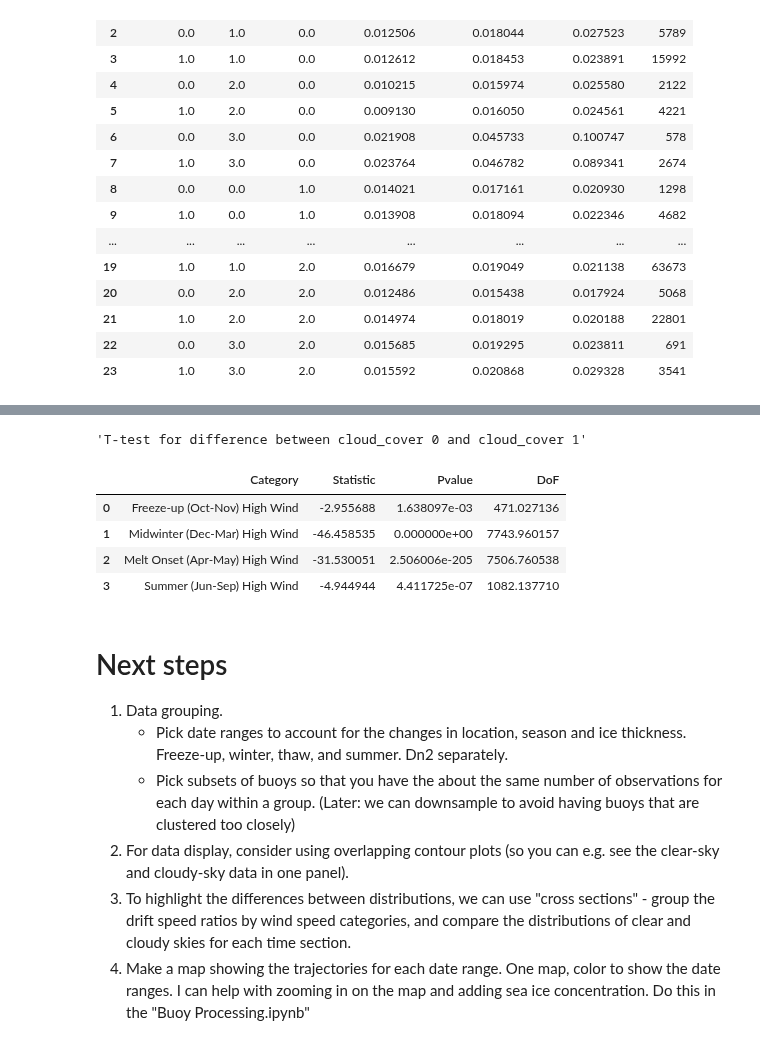
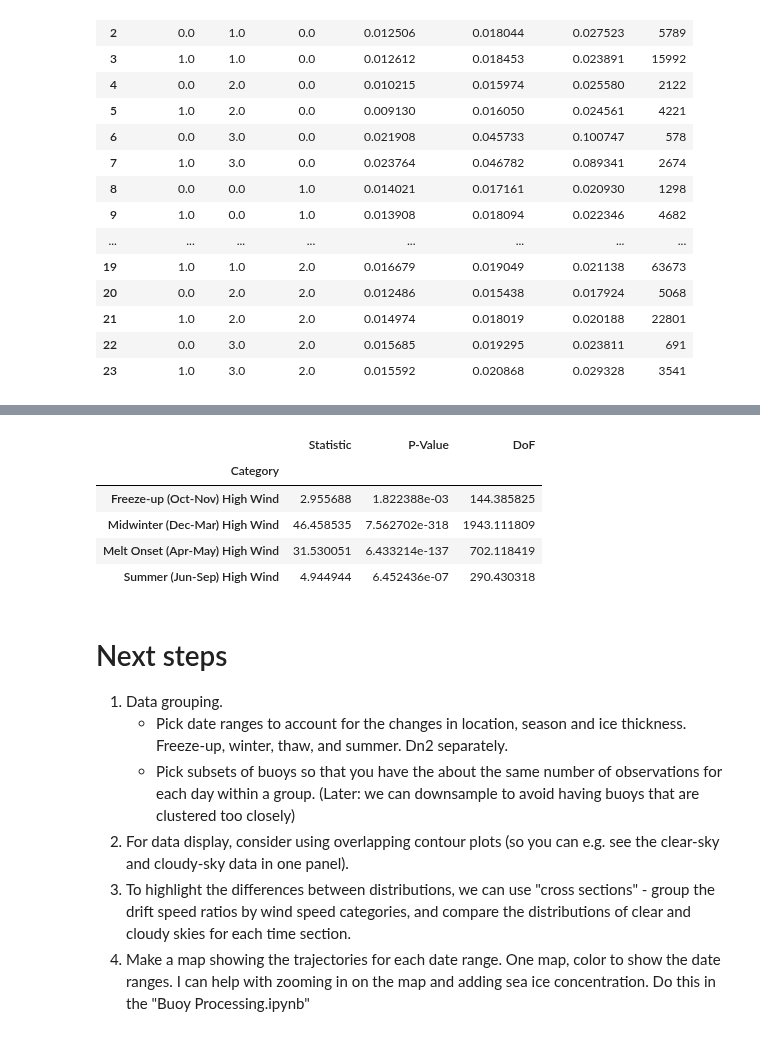
Before and after one commit to awang343/uncertainty-quantification-sea-ice, a Jupyter notebook: notebooks/Joint Distribution Analysis.ipynb, the cells around one changed output, grey strips where cells are left out. Saved outputs shown, nothing was run; the diff lists cells and outputs as text; code cells hidden in the pictures.

```diff
--- a/notebooks/Joint Distribution Analysis.ipynb
+++ b/notebooks/Joint Distribution Analysis.ipynb
@@ -312,12 +291,33 @@ def statsTest(df, split_var, dep_var, categories):
-# %%
-statsTest(df, "cloud_cover", "drift_ratio", {"season": seasons, "wind_level": wind_levels})
-# %% [output]
-'T-test for difference between cloud_cover 0 and cloud_cover 1'
-|  | Category | Statistic | Pvalue | DoF |
-| 0 | Freeze-up (Oct-Nov) High Wind | -2.955688 | 1.638097e-03 | 471.027136 |
-| 1 | Midwinter (Dec-Mar) High Wind | -46.458535 | 0.000000e+00 | 7743.960157 |
-| 2 | Melt Onset (Apr-May) High Wind | -31.530051 | 2.506006e-205 | 7506.760538 |
-| 3 | Summer (Jun-Sep) High Wind | -4.944944 | 4.411725e-07 | 1082.137710 |
+# %%
+def ttest(df):
+    result = []
+    for wind in [2]:
+        for season in range(4):
+            testdf = df[np.logical_and(df["wind_level"]==wind, df["season"]==season)]
+            seasondf = df[df["season"] == season]
+            a = testdf[testdf["cloud_cover"]==1]["drift_ratio"]
+            b = testdf[testdf["cloud_cover"]==0]["drift_ratio"]
+            sa = a.std()
+            sb = b.std()
+
+            statistic = (a.mean()-b.mean())/np.sqrt(sa**2/len(a) + sb**2/len(b))
+
+            auto = seasondf["drift_ratio"].autocorr()
+            dof = (sa**2/len(a) + sb**2/len(b))**2/((sa**2/len(a))**2/(len(a)-1) + (sb**2/len(b))**2/(len(b)-1))
+            dof = (1-auto)/(1+auto) * dof
+
+            pval = stats.t.sf(statistic, dof)
+            result.append([seasons[season] + " " + wind_levels[wind], statistic, pval, dof])
+    return pd.DataFrame(result, columns=["Category", "Statistic", "P-Value", "DoF"]).set_index("Category")
+# %%
+ttest(df)
+# %% [output]
+|  | Statistic | P-Value | DoF |
+| Category |  |  |  |
+| Freeze-up (Oct-Nov) High Wind | 2.955688 | 1.822388e-03 | 144.385825 |
+| Midwinter (Dec-Mar) High Wind | 46.458535 | 7.562702e-318 | 1943.111809 |
+| Melt Onset (Apr-May) High Wind | 31.530051 | 6.433214e-137 | 702.118419 |
+| Summer (Jun-Sep) High Wind | 4.944944 | 6.452436e-07 | 290.430318 |
 # %% [markdown]
 # Next steps
 1. Data grouping.
```
Also changed, not shown: parts of 3 cells of this notebook, 13 other files.
